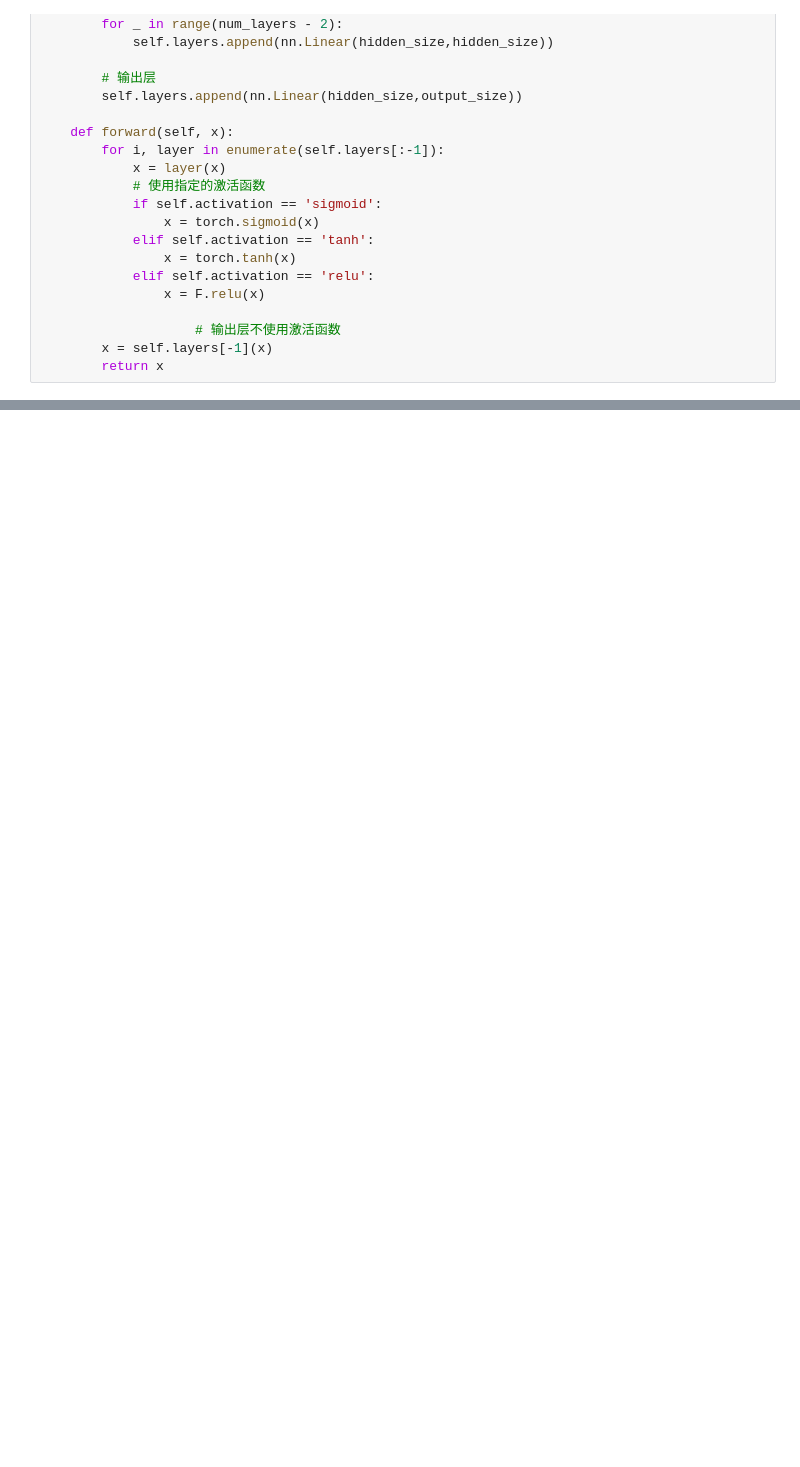
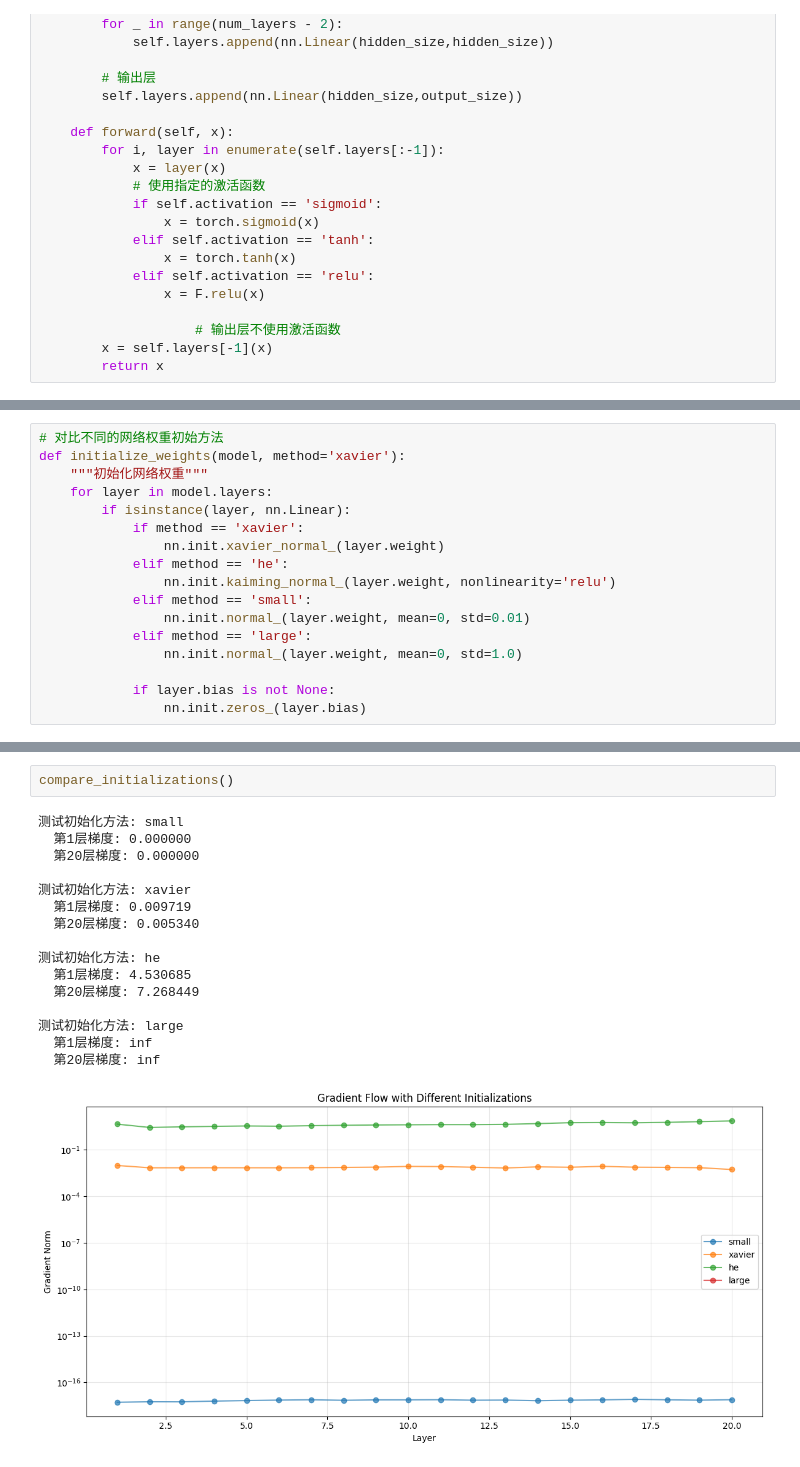
Before and after one commit to LeventureQys/AudioProcesser, a Jupyter notebook: FrameworkLearning/ML/code/chapter-1/chapter-1-1.ipynb, the cells around one changed output, grey strips where cells are left out. Saved outputs shown, nothing was run; the diff lists cells and outputs as text; blank space fills up the shorter version.

```diff
--- a/FrameworkLearning/ML/code/chapter-1/chapter-1-1.ipynb
+++ b/FrameworkLearning/ML/code/chapter-1/chapter-1-1.ipynb
@@ -46,0 +168,17 @@ print(f"总参数量: {sum(p.numel() for p in model.parameters())}")
+# %%
+# 对比不同的网络权重初始方法
+def initialize_weights(model, method='xavier'):
+    """初始化网络权重"""
+    for layer in model.layers:
+        if isinstance(layer, nn.Linear):
+            if method == 'xavier':
+                nn.init.xavier_normal_(layer.weight)
+            elif method == 'he':
+                nn.init.kaiming_normal_(layer.weight, nonlinearity='relu')
+            elif method == 'small':
+                nn.init.normal_(layer.weight, mean=0, std=0.01)
+            elif method == 'large':
+                nn.init.normal_(layer.weight, mean=0, std=1.0)
+
+            if layer.bias is not None:
+                nn.init.zeros_(layer.bias)
@@ -46,0 +232,19 @@ print(f"总参数量: {sum(p.numel() for p in model.parameters())}")
+# %%
+compare_initializations()
+# %% [output]
+测试初始化方法: small
+  第1层梯度: 0.000000
+  第20层梯度: 0.000000
+
+测试初始化方法: xavier
+  第1层梯度: 0.009719
+  第20层梯度: 0.005340
+
+测试初始化方法: he
+  第1层梯度: 4.530685
+  第20层梯度: 7.268449
+
+测试初始化方法: large
+  第1层梯度: inf
+  第20层梯度: inf
+[figure, added]
```
Also changed, not shown: parts of 6 cells of this notebook, 2 other files.
